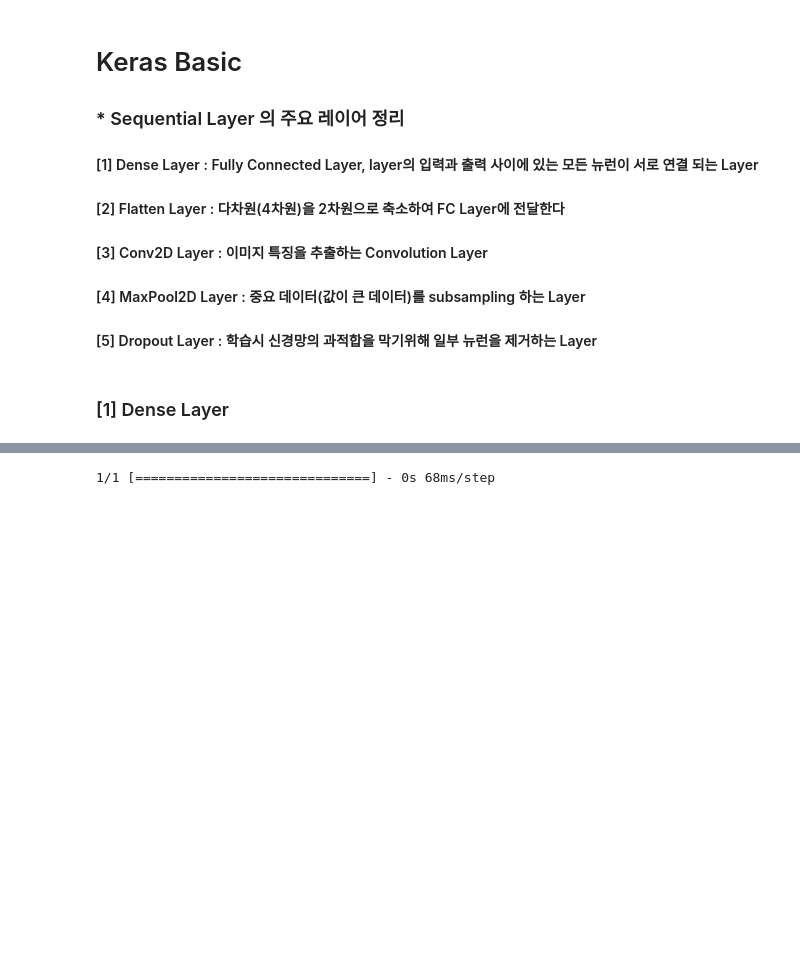
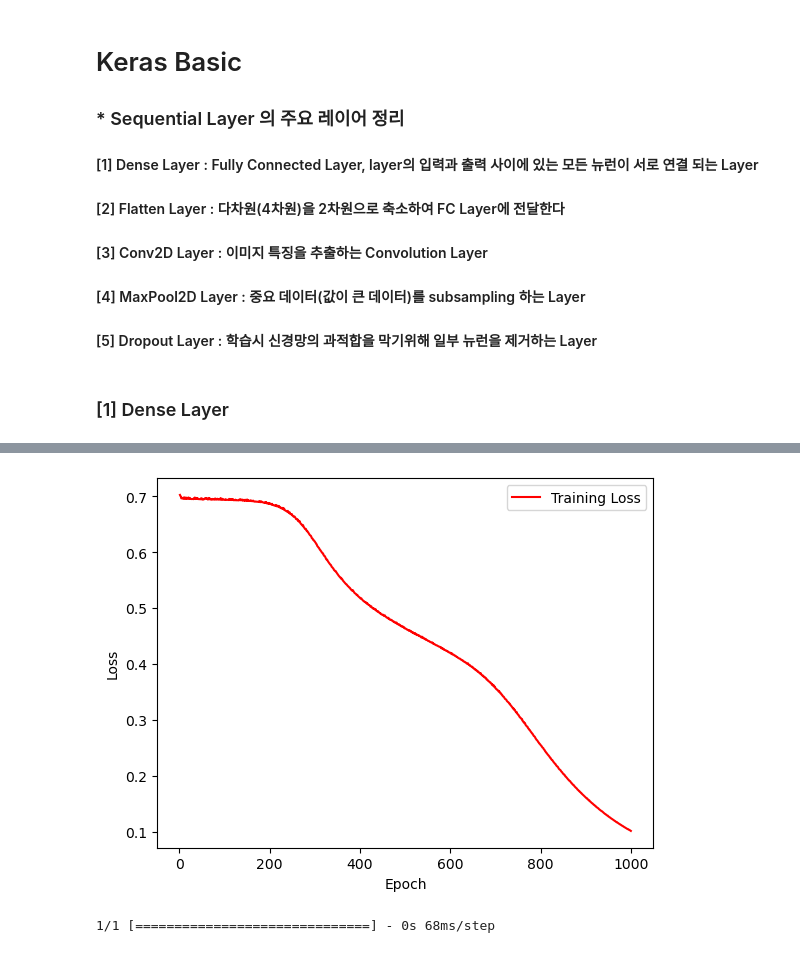
Before and after one commit to JiEung2/gcp_lab_06, a Jupyter notebook: 02_CNN_Keras/04_keras_basic.ipynb, the cells around one changed output, grey strips where cells are left out. Drawn from its saved outputs; the diff is of its cells as text; code cells hidden in the pictures; blank space fills up the shorter version.

```diff
--- a/02_CNN_Keras/04_keras_basic.ipynb
+++ b/02_CNN_Keras/04_keras_basic.ipynb
@@ -57,6 +58,6 @@ Non-trainable params: 0
 _________________________________________________________________
 # %%
 # 학습
-model.fit(x_train,y_train,epochs=1000,batch_size=1,verbose=1) # verbose=1, 메세지를 출력
+history = model.fit(x_train,y_train,epochs=1000,batch_size=1,verbose=1) # verbose=1, 메세지를 출력
 # %% [output]
 Epoch 1/1000
@@ -79,0 +80,10 @@ Epoch 1000/1000
+# %%
+# 시각화
+epoch_count = range(1, len(history.history['loss']) + 1)
+plt.plot(epoch_count, history.history['loss'], 'r-')
+plt.legend(['Training Loss'])
+plt.xlabel('Epoch')
+plt.ylabel('Loss')
+plt.show()
+# %% [output]
+[figure, added]
```
Also changed, not shown: parts of 7 cells of this notebook.
